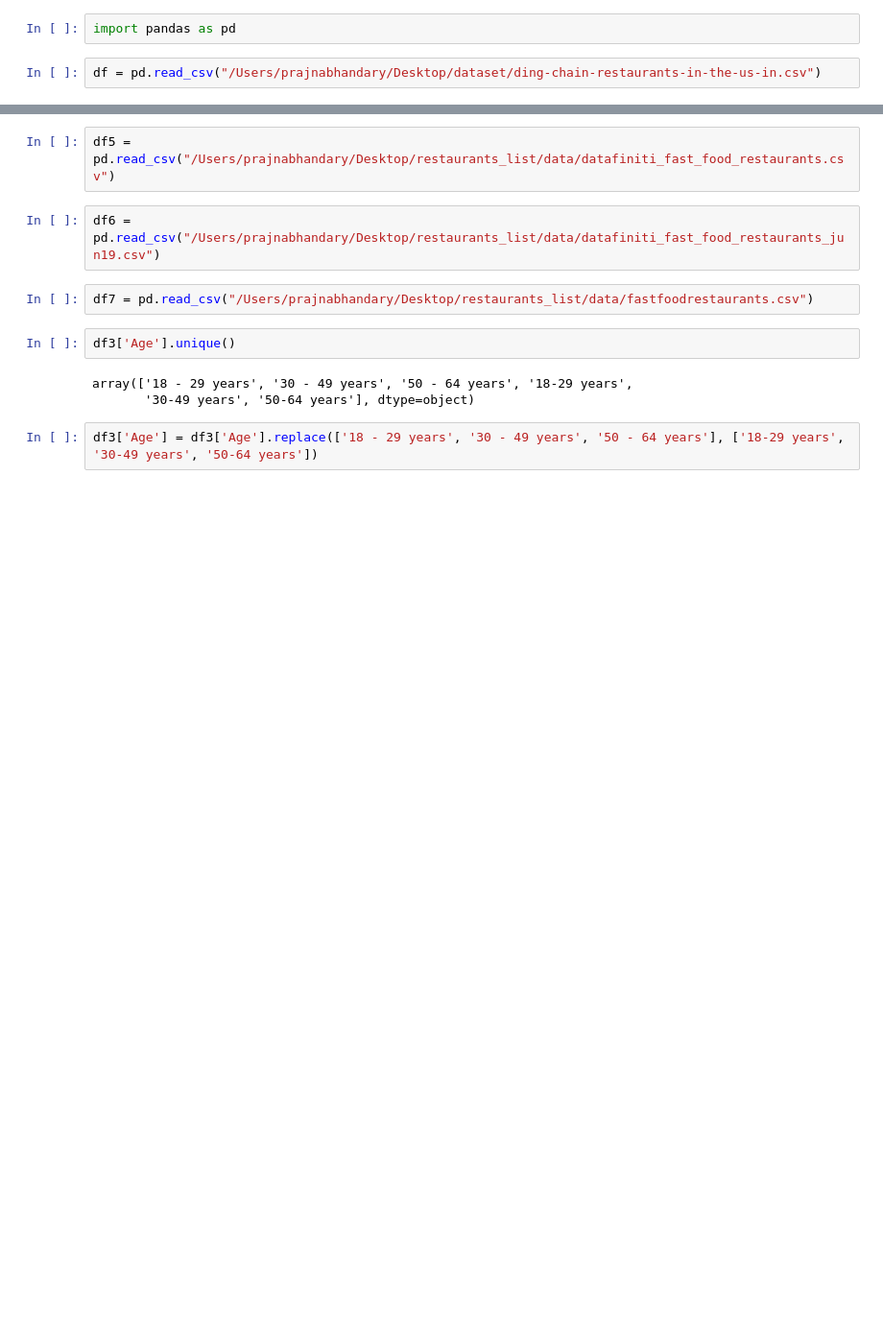
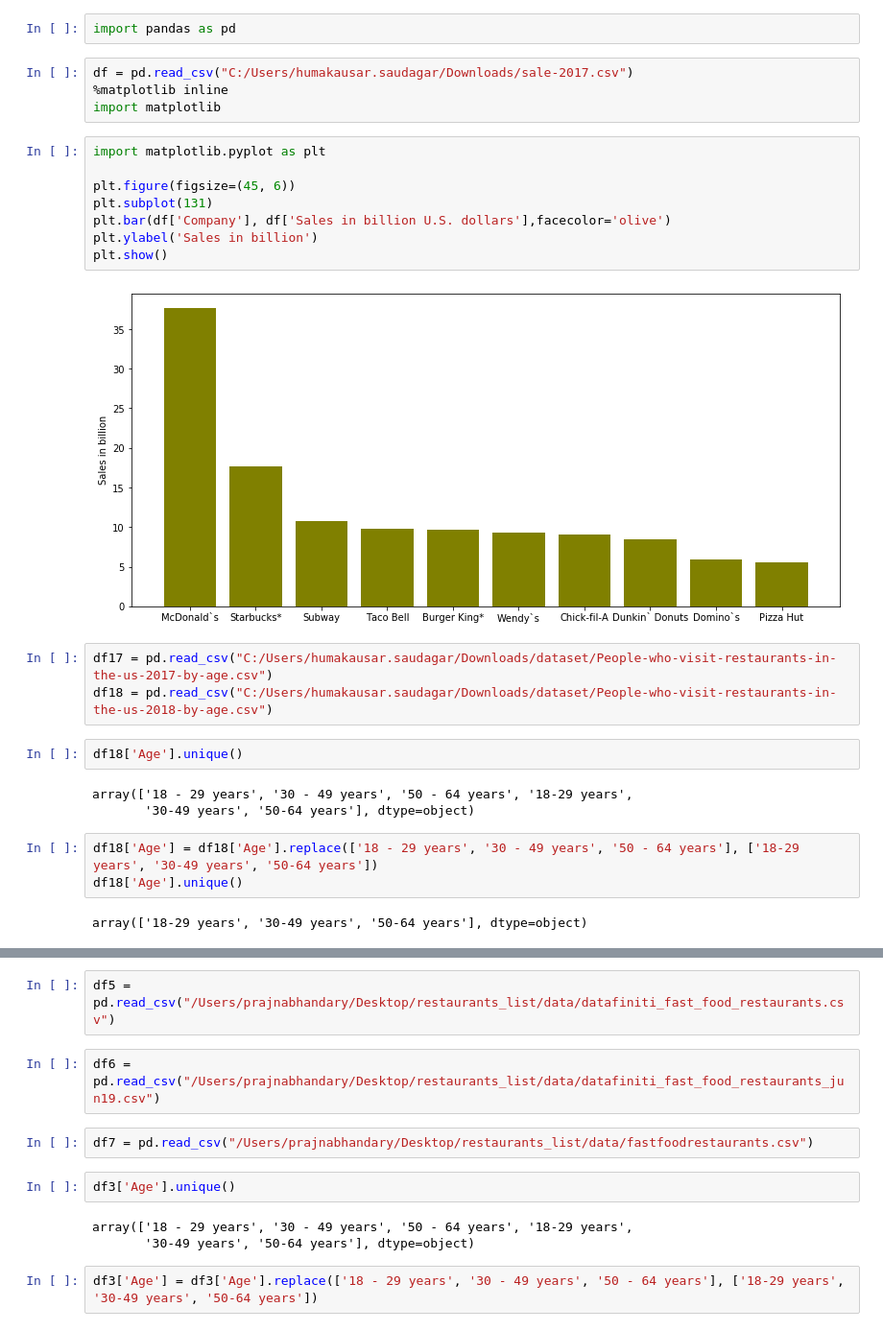
Before and after one commit to Prajbh/Fast_Food_Restaurants_Data, a Jupyter notebook: fast_food_project.ipynb, the cells around one changed output, grey strips where cells are left out. Shown: that part at 96% size. Drawn from its saved outputs; the diff is of its cells as text; blank space fills up the shorter version.

```diff
--- a/fast_food_project.ipynb
+++ b/fast_food_project.ipynb
@@ -1,4 +1,29 @@
 # %%
 import pandas as pd
-# %%
-df = pd.read_csv("/Users/prajnabhandary/Desktop/dataset/ding-chain-restaurants-in-the-us-in.csv")
+# %%
+df = pd.read_csv("C:/Users/humakausar.saudagar/Downloads/sale-2017.csv")
+%matplotlib inline
+import matplotlib
+# %%
+import matplotlib.pyplot as plt
+
+plt.figure(figsize=(45, 6))
+plt.subplot(131)
+plt.bar(df['Company'], df['Sales in billion U.S. dollars'],facecolor='olive')
+plt.ylabel('Sales in billion')
+plt.show()
+# %% [output]
+[figure, added]
+# %%
+df17 = pd.read_csv("C:/Users/humakausar.saudagar/Downloads/dataset/People-who-visit-restaurants-in-the-us-2017-by-age.csv")
+df18 = pd.read_csv("C:/Users/humakausar.saudagar/Downloads/dataset/People-who-visit-restaurants-in-the-us-2018-by-age.csv")
+# %%
+df18['Age'].unique()
+# %% [output]
+array(['18 - 29 years', '30 - 49 years', '50 - 64 years', '18-29 years',
+       '30-49 years', '50-64 years'], dtype=object)
+# %%
+df18['Age'] = df18['Age'].replace(['18 - 29 years', '30 - 49 years', '50 - 64 years'], ['18-29 years', '30-49 years', '50-64 years'])
+df18['Age'].unique()
+# %% [output]
+array(['18-29 years', '30-49 years', '50-64 years'], dtype=object)
```
Also changed, not shown: parts of 40 cells of this notebook.
